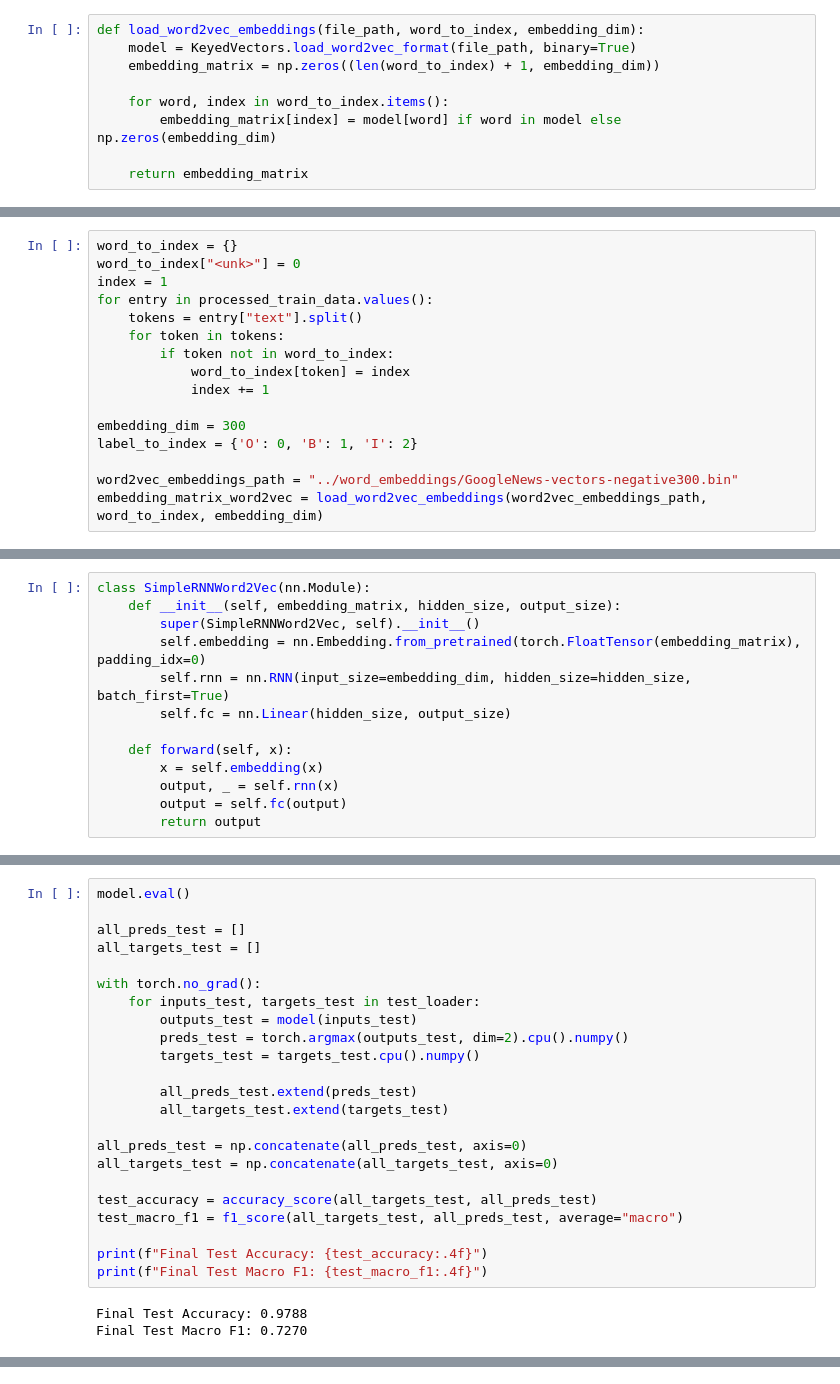
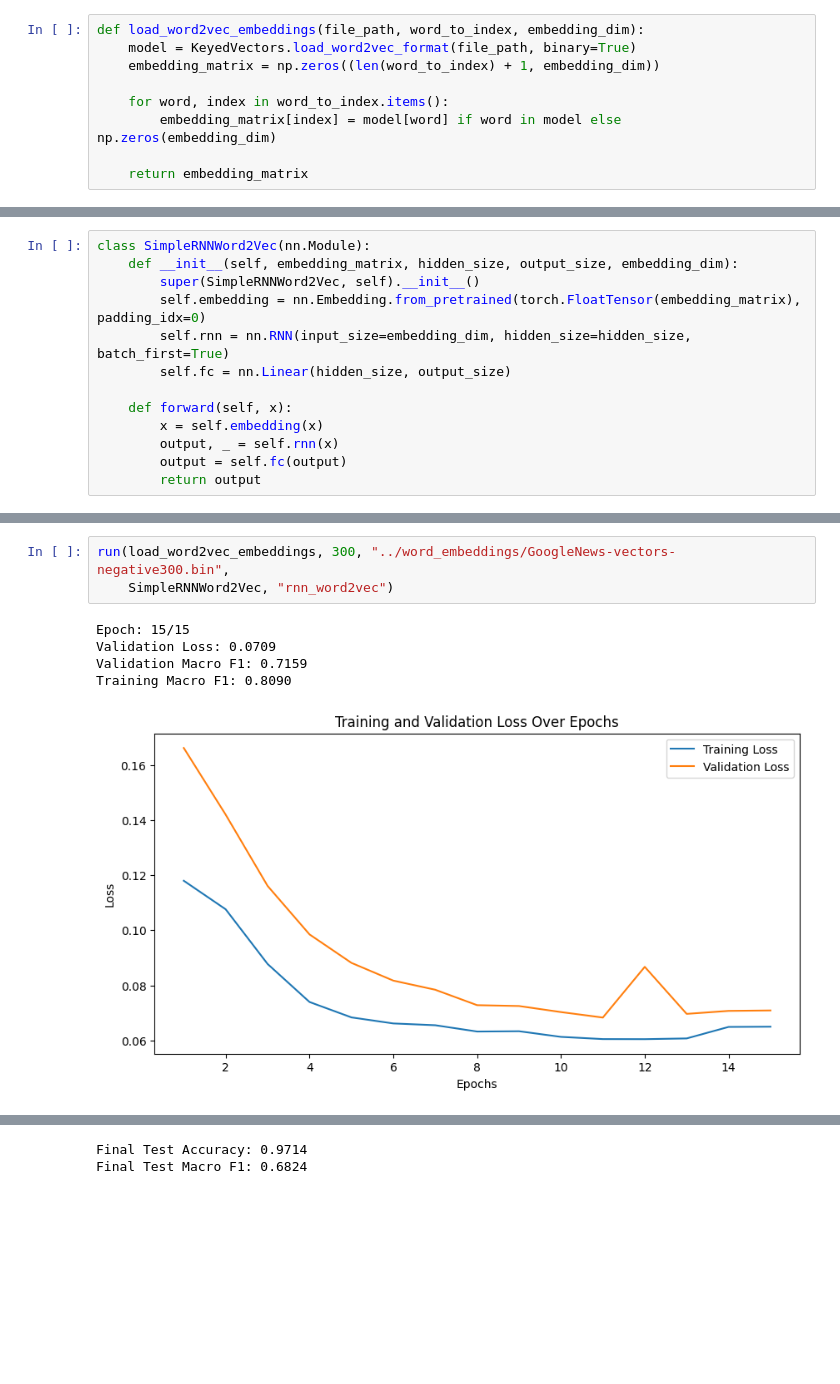
Before and after one commit to hyouteki/lanat, a Jupyter notebook: bio_encoding/dataset_2/RNN_word2vec.ipynb, the cells around one changed output, grey strips where cells are left out. Saved outputs shown, nothing was run; the diff lists cells and outputs as text; blank space fills up the shorter version.

Commit message:
updated rnn word2vec dataset2

```diff
--- a/bio_encoding/dataset_2/RNN_word2vec.ipynb
+++ b/bio_encoding/dataset_2/RNN_word2vec.ipynb
@@ -35,16 +15,0 @@ labels_test = [entry["labels"] for entry in processed_val_data.values()]
-# %%
-word_to_index = {}
-word_to_index["<unk>"] = 0
-index = 1
-for entry in processed_train_data.values():
-    tokens = entry["text"].split()
-    for token in tokens:
-        if token not in word_to_index:
-            word_to_index[token] = index
-            index += 1
-
-embedding_dim = 300
-label_to_index = {'O': 0, 'B': 1, 'I': 2}
-
-word2vec_embeddings_path = "../word_embeddings/GoogleNews-vectors-negative300.bin"
-embedding_matrix_word2vec = load_word2vec_embeddings(word2vec_embeddings_path, word_to_index, embedding_dim)
@@ -84,6 +16,6 @@ test_loader = DataLoader(test_dataset, batch_size=batch_size, shuffle=False, col
 # %%
 class SimpleRNNWord2Vec(nn.Module):
-    def __init__(self, embedding_matrix, hidden_size, output_size):
+    def __init__(self, embedding_matrix, hidden_size, output_size, embedding_dim):
         super(SimpleRNNWord2Vec, self).__init__()
         self.embedding = nn.Embedding.from_pretrained(torch.FloatTensor(embedding_matrix), padding_idx=0)
         self.rnn = nn.RNN(input_size=embedding_dim, hidden_size=hidden_size, batch_first=True)
@@ -189,26 +29,9 @@ torch.save(model.state_dict(), "models/rnn_word2vec.pth")
-# %%
-model.eval()
-
-all_preds_test = []
-all_targets_test = []
-
-with torch.no_grad():
-    for inputs_test, targets_test in test_loader:
-        outputs_test = model(inputs_test)
-        preds_test = torch.argmax(outputs_test, dim=2).cpu().numpy()
-        targets_test = targets_test.cpu().numpy()
-
-        all_preds_test.extend(preds_test)
-        all_targets_test.extend(targets_test)
-
-all_preds_test = np.concatenate(all_preds_test, axis=0)
-all_targets_test = np.concatenate(all_targets_test, axis=0)
-
-test_accuracy = accuracy_score(all_targets_test, all_preds_test)
-test_macro_f1 = f1_score(all_targets_test, all_preds_test, average="macro")
-
-print(f"Final Test Accuracy: {test_accuracy:.4f}")
-print(f"Final Test Macro F1: {test_macro_f1:.4f}")
-# %% [output]
-Final Test Accuracy: 0.9788
-Final Test Macro F1: 0.7270
+# %%
+run(load_word2vec_embeddings, 300, "../word_embeddings/GoogleNews-vectors-negative300.bin",
+    SimpleRNNWord2Vec, "rnn_word2vec")
+# %% [output]
+Epoch: 15/15
+Validation Loss: 0.0709
+Validation Macro F1: 0.7159
+Training Macro F1: 0.8090
+[figure, added]
@@ -214,0 +39,2 @@ Final Test Macro F1: 0.7270
+Final Test Accuracy: 0.9714
+Final Test Macro F1: 0.6824
```
Also changed, not shown: parts of 11 cells of this notebook, 3 other files.
